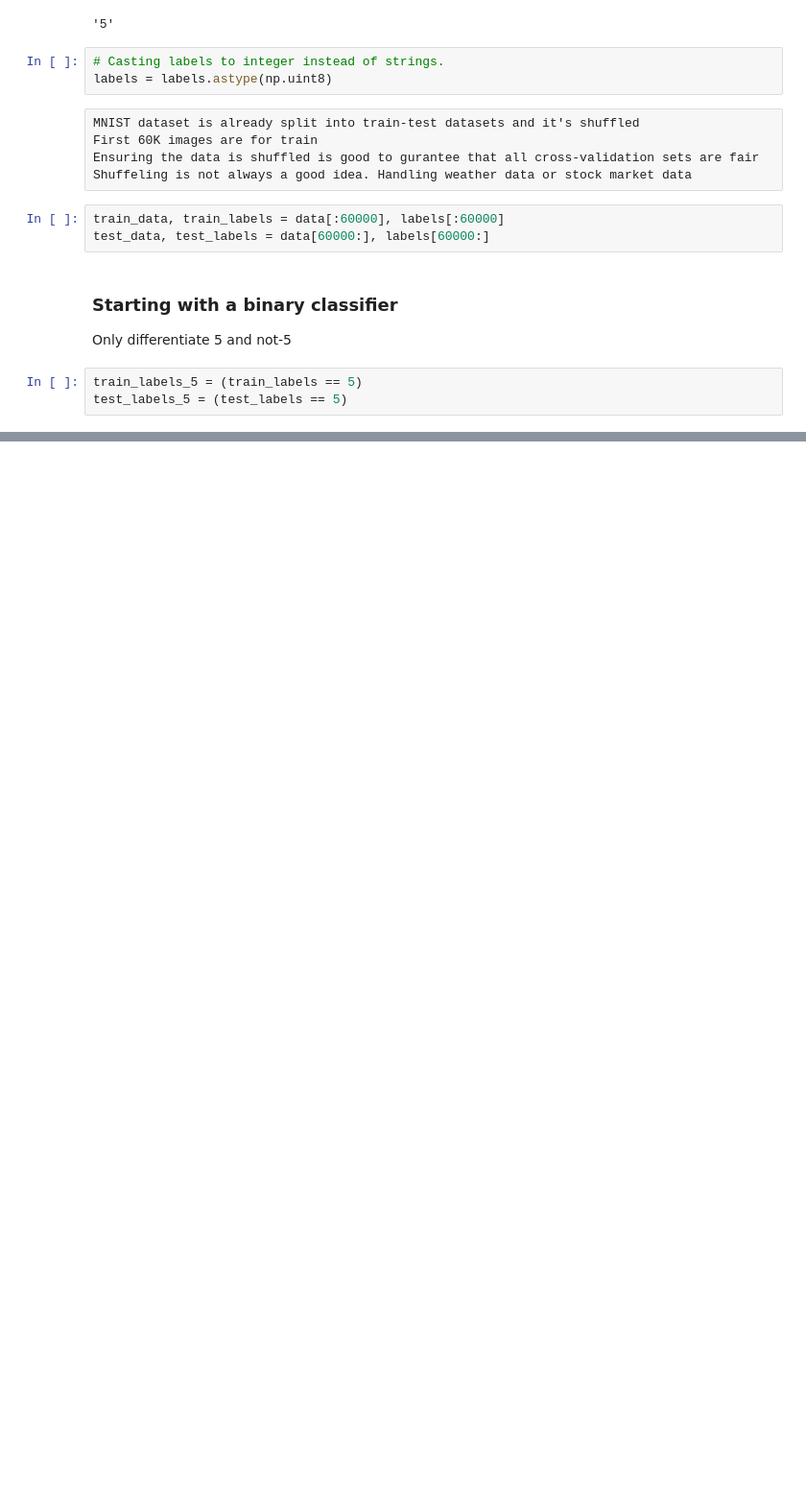
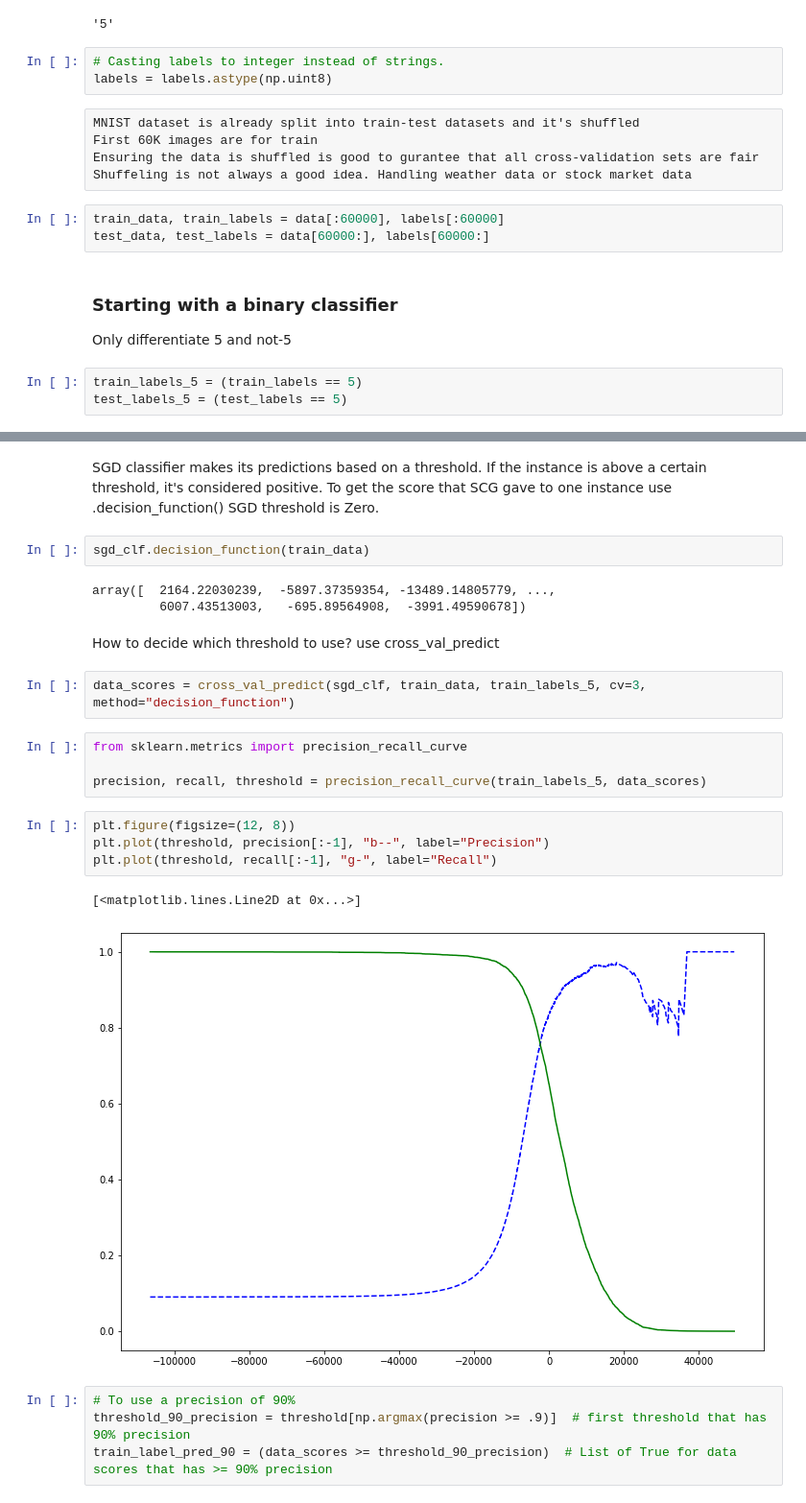
Before and after one commit to oabuhamdan/HandsOnML_PlayGround, a Jupyter notebook: Chapter3_Classification.ipynb, the cells around one changed output, grey strips where cells are left out. Shown at 96% size. Cells and saved outputs as stored; diff of their text form; blank space fills up the shorter version.

```diff
--- a/Chapter3_Classification.ipynb
+++ b/Chapter3_Classification.ipynb
@@ -72,0 +133,29 @@ print(train_labels[10]) # This number is 3
+# %% [markdown]
+SGD classifier makes its predictions based on a threshold. If the instance is above a certain threshold, it's considered positive.
+To get the score that SCG gave to one instance use .decision_function()
+SGD threshold is Zero.
+# %%
+sgd_clf.decision_function(train_data)
+# %% [output]
+array([  2164.22030239,  -5897.37359354, -13489.14805779, ...,
+         6007.43513003,   -695.89564908,  -3991.49590678])
+# %% [markdown]
+How to decide which threshold to use?
+use cross_val_predict
+# %%
+data_scores = cross_val_predict(sgd_clf, train_data, train_labels_5, cv=3, method="decision_function")
+# %%
+from sklearn.metrics import precision_recall_curve
+
+precision, recall, threshold = precision_recall_curve(train_labels_5, data_scores)
+# %%
+plt.figure(figsize=(12, 8))
+plt.plot(threshold, precision[:-1], "b--", label="Precision")
+plt.plot(threshold, recall[:-1], "g-", label="Recall")
+# %% [output]
+[<matplotlib.lines.Line2D at 0x...>]
+[figure, added]
+# %%
+# To use a precision of 90%
+threshold_90_precision = threshold[np.argmax(precision >= .9)]  # first threshold that has 90% precision
+train_label_pred_90 = (data_scores >= threshold_90_precision)  # List of True for data scores that has >= 90% precision
```
Also changed, not shown: parts of 21 cells of this notebook.
